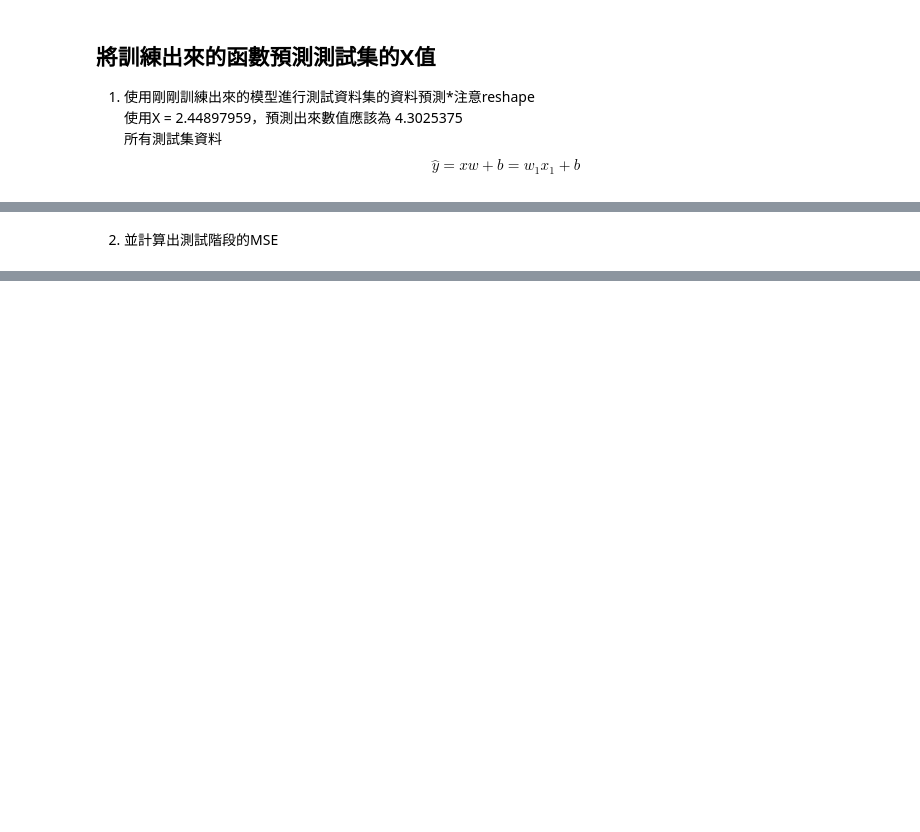
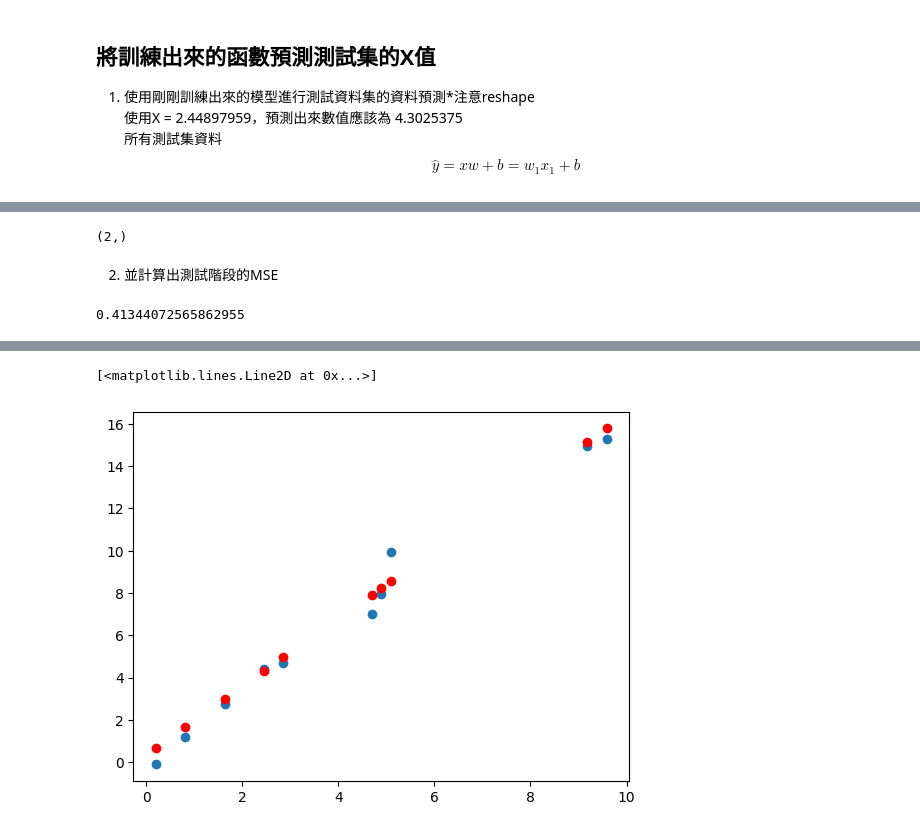
Before and after one commit to akjmo97/IMLP421, a Jupyter notebook: Unit04/Linear Regression_HW.ipynb, the cells around one changed output, grey strips where cells are left out. Saved outputs shown, nothing was run; the diff lists cells and outputs as text; code cells hidden in the pictures; blank space fills up the shorter version.

```diff
--- a/Unit04/Linear Regression_HW.ipynb
+++ b/Unit04/Linear Regression_HW.ipynb
@@ -87,5 +126,22 @@ $$\widehat{y}=xw+b=w_{1}x_{1}+b$$
+# %%
+x.shape
+# %% [output]
+(2,)
+# %%
+X_test=x_test.reshape(-1,1)
 # %% [markdown]
 2. 並計算出測試階段的MSE
+# %%
+mse = np.sum((regr2.predict(X_test)-y_test)**2) / len(y_test)
+print(mse)
+# %% [output]
+0.41344072565862955
 # %% [markdown]
 3. 畫出目標點(藍色)與預測點(紅色)的對應圖
 ![](images/LR_test.PNG)
+# %%
+plt.plot(x_test,y_test,'o')
+plt.plot(x_test,regr2.predict(X_test),'ro')
+# %% [output]
+[<matplotlib.lines.Line2D at 0x...>]
+[figure, added]
```
Also changed, not shown: parts of 9 cells of this notebook.
